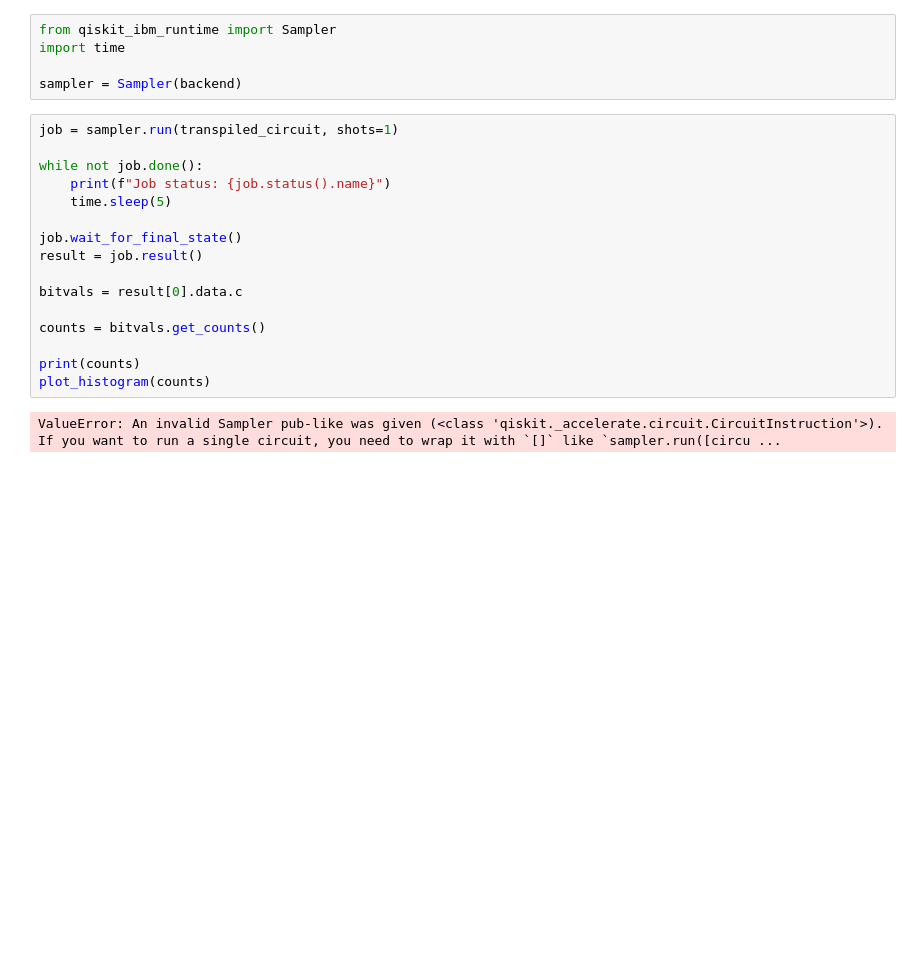
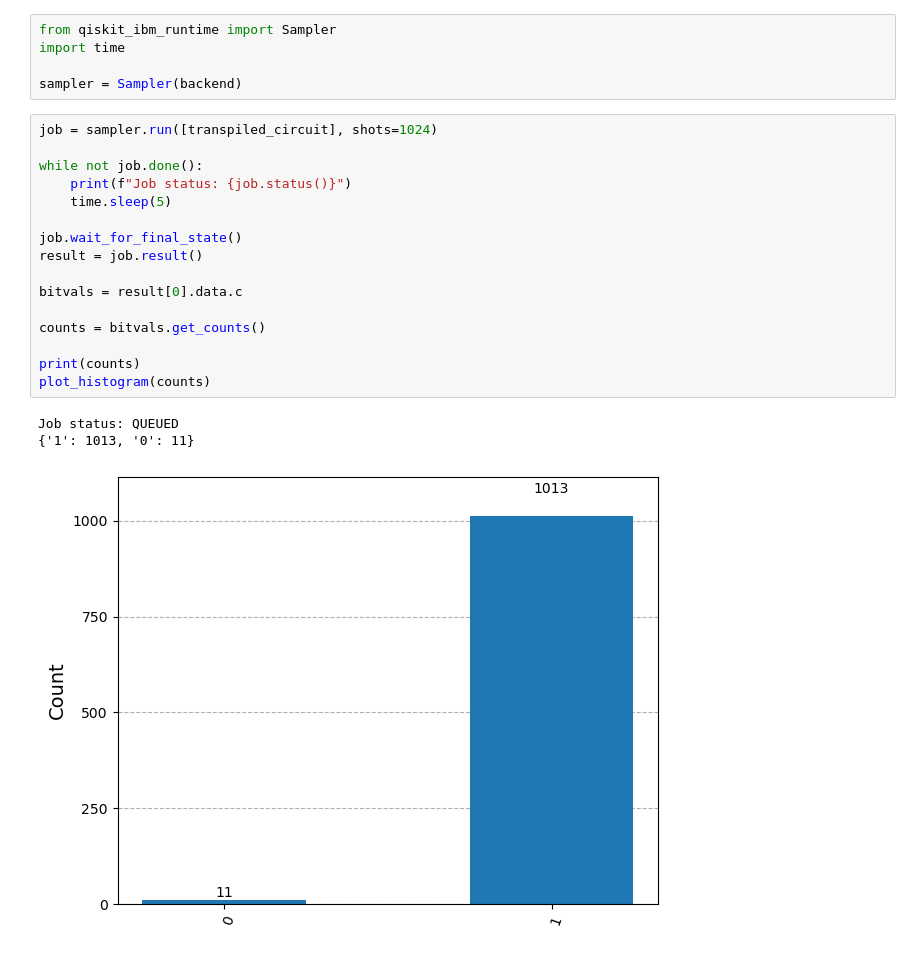
Before and after one commit to ram-polisetti/QuantumAlgorithms, a Jupyter notebook: Deutsch.ipynb, the cells around one changed output. Cells and saved outputs as stored; diff of their text form; blank space fills up the shorter version.

```diff
--- a/Deutsch.ipynb
+++ b/Deutsch.ipynb
@@ -78,20 +80,22 @@ import time
 
 sampler = Sampler(backend)
 # %%
-job = sampler.run(transpiled_circuit, shots=1)
+job = sampler.run([transpiled_circuit], shots=1024)
 
 while not job.done():
-    print(f"Job status: {job.status().name}")
+    print(f"Job status: {job.status()}")
     time.sleep(5)
 
 job.wait_for_final_state()
 result = job.result()
 
 bitvals = result[0].data.c
 
 counts = bitvals.get_counts()
 
 print(counts)
 plot_histogram(counts)
 # %% [output]
-ValueError: An invalid Sampler pub-like was given (<class 'qiskit._accelerate.circuit.CircuitInstruction'>). If you want to run a single circuit, you need to wrap it with `[]` like `sampler.run([circu ...
+Job status: QUEUED
+{'1': 1013, '0': 11}
+[figure, added]
```
Also changed, not shown: parts of 2 cells of this notebook.
